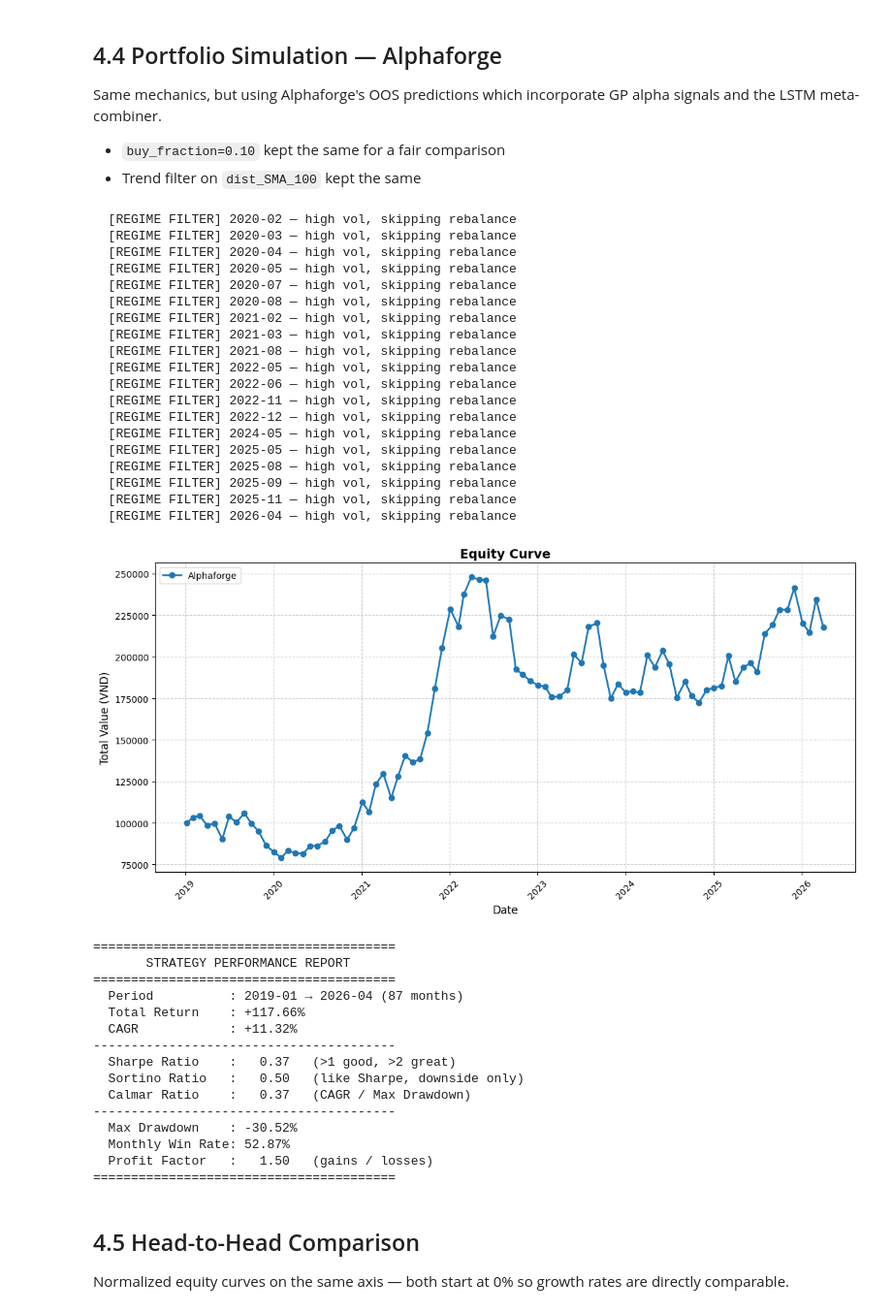
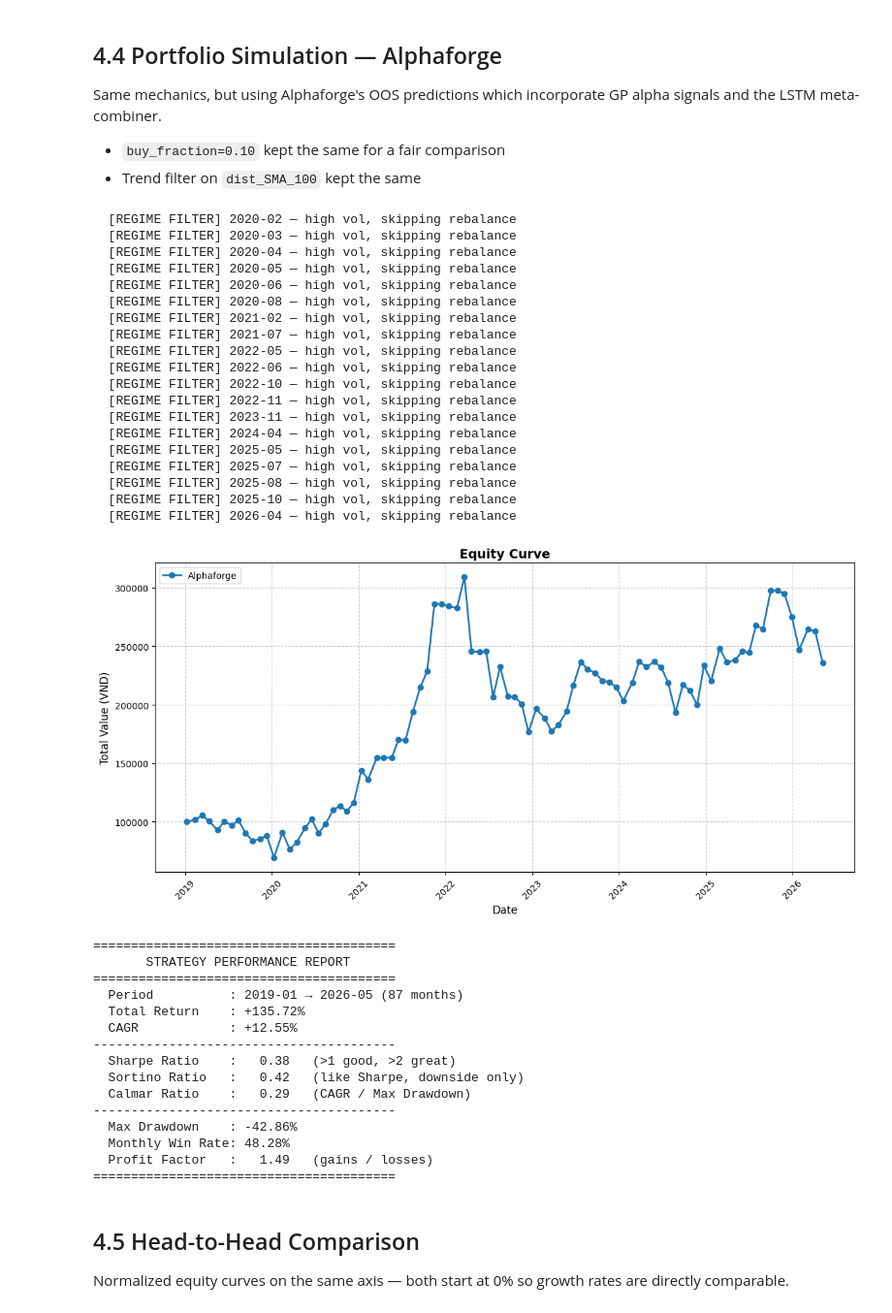
Before and after one commit to phamhuyphong-quant/Top-K-21-Day-Rebalance, a Jupyter notebook: notebooks/04_Backtesting_and_Evaluation.ipynb, the cells around one changed output. Shown at 97% size. Drawn from its saved outputs; the diff is of its cells as text; code cells hidden in the pictures.

```diff
--- a/notebooks/04_Backtesting_and_Evaluation.ipynb
+++ b/notebooks/04_Backtesting_and_Evaluation.ipynb
@@ -30,9 +31,9 @@ import src.evaluation as ev
 # %% [markdown]
 ## 4.2 Load OOS Predictions and Benchmark
 # %%
-honest_test_df_basic      = pd.read_parquet('../data/honest_test_df_basic.parquet')
-honest_test_df_alphaforge = pd.read_parquet('../data/honest_test_df_alphaforge.parquet')
-vnindex                   = pd.read_parquet('../data/vnindex_data.parquet')
+honest_test_df_basic      = pd.read_parquet('/kaggle/input/datasets/phmhuyphongp/post-walk-forward/honest_test_df_basic.parquet')
+honest_test_df_alphaforge = pd.read_parquet('/kaggle/input/datasets/phmhuyphongp/post-walk-forward/honest_test_df_alphaforge.parquet')
+vnindex                = pd.read_parquet('/kaggle/input/datasets/phmhuyphongp/vn100-dataset/vnindex_data.parquet')
 
 print(f'Basic OOS rows      : {len(honest_test_df_basic)}')
 print(f'Alphaforge OOS rows : {len(honest_test_df_alphaforge)}')
@@ -107,54 +109,55 @@ Same mechanics, but using Alphaforge's OOS predictions which incorporate GP alph
 # %%
 result_alphaforge = ev.simulate_portfolio(
     model=None,
     features=None,
     df=honest_test_df_alphaforge,
     initial_capital=100_000,
     buy_fraction=0.20,
     settlement_delay=3,
     time_of_rebalance='M',
     trend_filter_col='dist_SMA_100',
     liquidity_filter=True,
-    vnindex_df=vnindex
+    vnindex_df= vnindex,
+    allocation='rank_weighted'
 )
 
 ev.plot_equity_curves(result_alphaforge, labels=['Alphaforge'])
 metrics_alphaforge = ev.print_performance_report(result_alphaforge, initial_capital=100_000)
 # %% [output]
   [REGIME FILTER] 2020-02 — high vol, skipping rebalance
   [REGIME FILTER] 2020-03 — high vol, skipping rebalance
   [REGIME FILTER] 2020-04 — high vol, skipping rebalance
   [REGIME FILTER] 2020-05 — high vol, skipping rebalance
-  [REGIME FILTER] 2020-07 — high vol, skipping rebalance
+  [REGIME FILTER] 2020-06 — high vol, skipping rebalance
   [REGIME FILTER] 2020-08 — high vol, skipping rebalance
   [REGIME FILTER] 2021-02 — high vol, skipping rebalance
-  [REGIME FILTER] 2021-03 — high vol, skipping rebalance
-  [REGIME FILTER] 2021-08 — high vol, skipping rebalance
+  [REGIME FILTER] 2021-07 — high vol, skipping rebalance
   [REGIME FILTER] 2022-05 — high vol, skipping rebalance
   [REGIME FILTER] 2022-06 — high vol, skipping rebalance
+  [REGIME FILTER] 2022-10 — high vol, skipping rebalance
   [REGIME FILTER] 2022-11 — high vol, skipping rebalance
-  [REGIME FILTER] 2022-12 — high vol, skipping rebalance
-  [REGIME FILTER] 2024-05 — high vol, skipping rebalance
+  [REGIME FILTER] 2023-11 — high vol, skipping rebalance
+  [REGIME FILTER] 2024-04 — high vol, skipping rebalance
   [REGIME FILTER] 2025-05 — high vol, skipping rebalance
+  [REGIME FILTER] 2025-07 — high vol, skipping rebalance
   [REGIME FILTER] 2025-08 — high vol, skipping rebalance
-  [REGIME FILTER] 2025-09 — high vol, skipping rebalance
-  [REGIME FILTER] 2025-11 — high vol, skipping rebalance
+  [REGIME FILTER] 2025-10 — high vol, skipping rebalance
   [REGIME FILTER] 2026-04 — high vol, skipping rebalance
-[figure, old version]
+[figure, new version]
 ========================================
        STRATEGY PERFORMANCE REPORT
 ========================================
-  Period          : 2019-01 → 2026-04 (87 months)
-  Total Return    : +117.66%
-  CAGR            : +11.32%
+  Period          : 2019-01 → 2026-05 (87 months)
+  Total Return    : +135.72%
+  CAGR            : +12.55%
 ----------------------------------------
-  Sharpe Ratio    :   0.37   (>1 good, >2 great)
-  Sortino Ratio   :   0.50   (like Sharpe, downside only)
-  Calmar Ratio    :   0.37   (CAGR / Max Drawdown)
+  Sharpe Ratio    :   0.38   (>1 good, >2 great)
+  Sortino Ratio   :   0.42   (like Sharpe, downside only)
+  Calmar Ratio    :   0.29   (CAGR / Max Drawdown)
 ----------------------------------------
-  Max Drawdown    : -30.52%
-  Monthly Win Rate: 52.87%
-  Profit Factor   :   1.50   (gains / losses)
+  Max Drawdown    : -42.86%
+  Monthly Win Rate: 48.28%
+  Profit Factor   :   1.49   (gains / losses)
 ========================================
 # %% [markdown]
 ## 4.5 Head-to-Head Comparison
```
Also changed, not shown: parts of 7 cells of this notebook, 10 other files.
